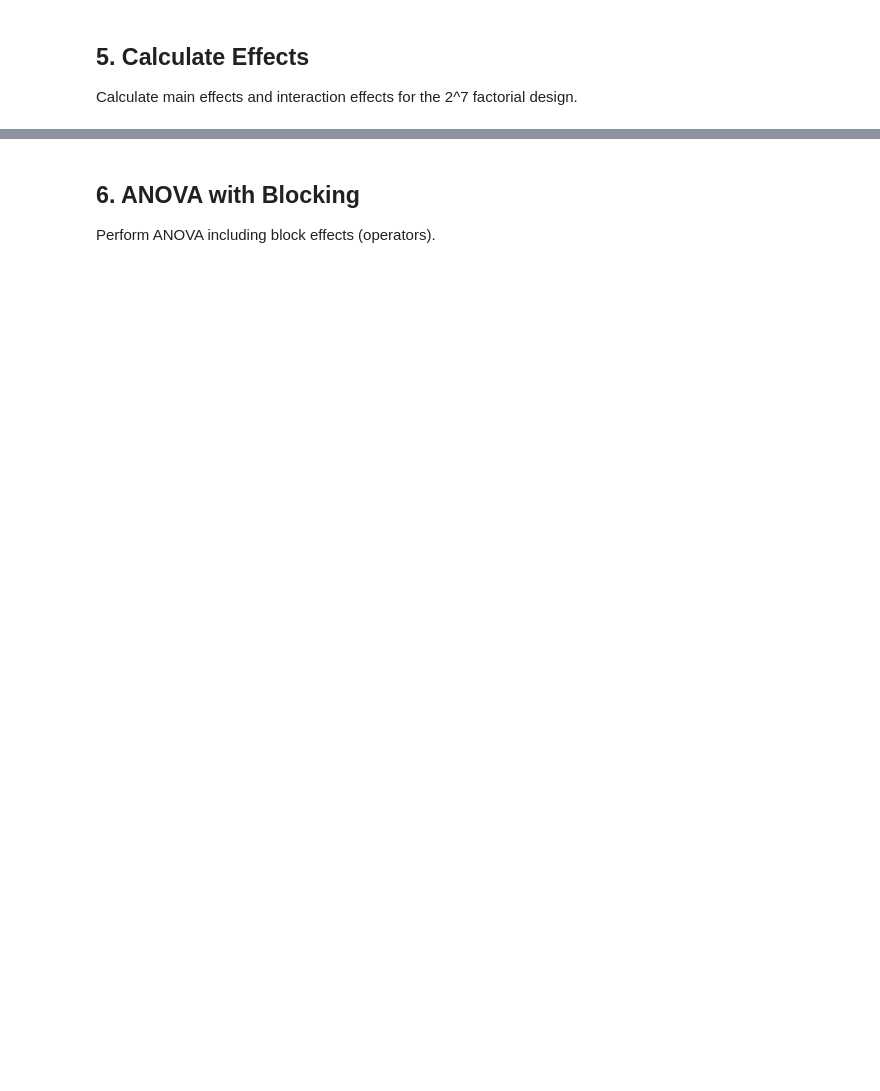
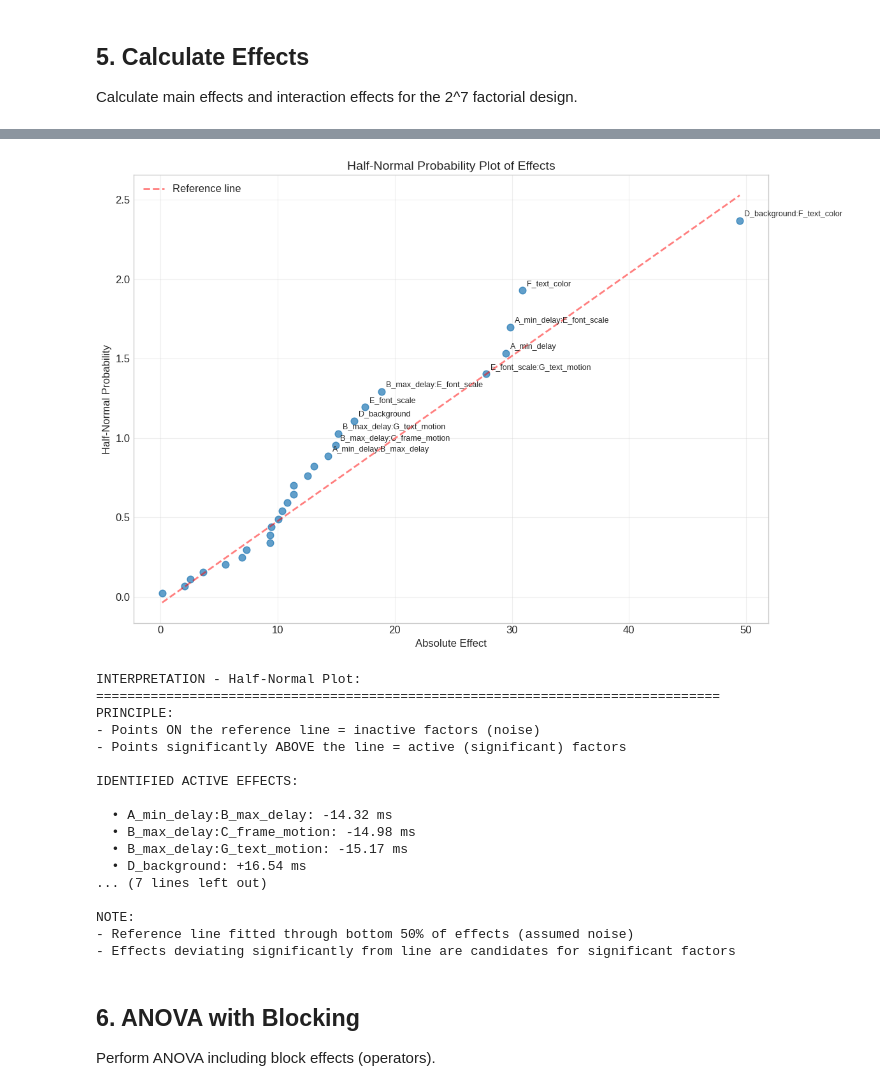
Before and after one commit to VojtasekP/NAEX_reaction_time, a Jupyter notebook: reaction_time_factorial_analysis.ipynb, the cells around one changed output, grey strips where cells are left out. Cells and saved outputs as stored; diff of their text form; code cells hidden in the pictures; blank space fills up the shorter version.

```diff
--- a/reaction_time_factorial_analysis.ipynb
+++ b/reaction_time_factorial_analysis.ipynb
@@ -305,7 +667,7 @@ def calculate_effects(df, response_col, factors):
 factor_cols = ['A_min_delay', 'B_max_delay', 'C_frame_motion', 'D_background',
                'E_font_scale', 'F_text_color', 'G_text_motion']
 
-effects = calculate_effects(df_agg, 'Y_mean', factor_cols)
+effects = calculate_effects(df_agg, 'Y_median', factor_cols)
 
 # Create DataFrame for display
 effects_df = pd.DataFrame(list(effects.items()), columns=['Effect', 'Value'])
@@ -342,38 +722,57 @@ for idx, row in effects_sorted.iterrows():
     y_actual = expected_values[effects_sorted.index.get_loc(idx)]
     y_expected = slope * x_val + intercept
     # Label if deviation is significant (above line)
-    if y_actual > y_expected + 0.3 or x_val > effects_sorted['Absolute'].quantile(0.8):
+    if y_actual > y_expected + 0.3 or x_val > effects_sorted['Absolute'].quantile(0.6):
         plt.annotate(row['Effect'], (x_val, y_actual),
                      textcoords="offset points", xytext=(5, 5),
                      fontsize=9, ha='left')
         significant_effects.append(row['Effect'])
 
 plt.xlabel('Absolute Effect', fontsize=12)
 plt.ylabel('Half-Normal Probability', fontsize=12)
 plt.title('Half-Normal Probability Plot of Effects', fontsize=14)
 plt.legend()
 plt.grid(True, alpha=0.3)
 plt.tight_layout()
 plt.show()
 
 # Commentary
 print("""
 INTERPRETATION - Half-Normal Plot:
 ================================================================================
 PRINCIPLE:
 - Points ON the reference line = inactive factors (noise)
 - Points significantly ABOVE the line = active (significant) factors
 
 IDENTIFIED ACTIVE EFFECTS:
 """)
 for eff in significant_effects:
     val = effects_df[effects_df['Effect'] == eff]['Value'].values[0]
     print(f"  • {eff}: {val:+.2f} ms")
 print("""
 NOTE:
 - Reference line fitted through bottom 50% of effects (assumed noise)
 - Effects deviating significantly from line are candidates for significant factors
 """)
+# %% [output]
+[figure, added]
+INTERPRETATION - Half-Normal Plot:
+================================================================================
+PRINCIPLE:
+- Points ON the reference line = inactive factors (noise)
+- Points significantly ABOVE the line = active (significant) factors
+
+IDENTIFIED ACTIVE EFFECTS:
+
+  • A_min_delay:B_max_delay: -14.32 ms
+  • B_max_delay:C_frame_motion: -14.98 ms
+  • B_max_delay:G_text_motion: -15.17 ms
+  • D_background: +16.54 ms
+... (7 lines left out)
+
+NOTE:
+- Reference line fitted through bottom 50% of effects (assumed noise)
+- Effects deviating significantly from line are candidates for significant factors
 # %% [markdown]
 ## 6. ANOVA with Blocking
 
```
Also changed, not shown: parts of 22 cells of this notebook.
